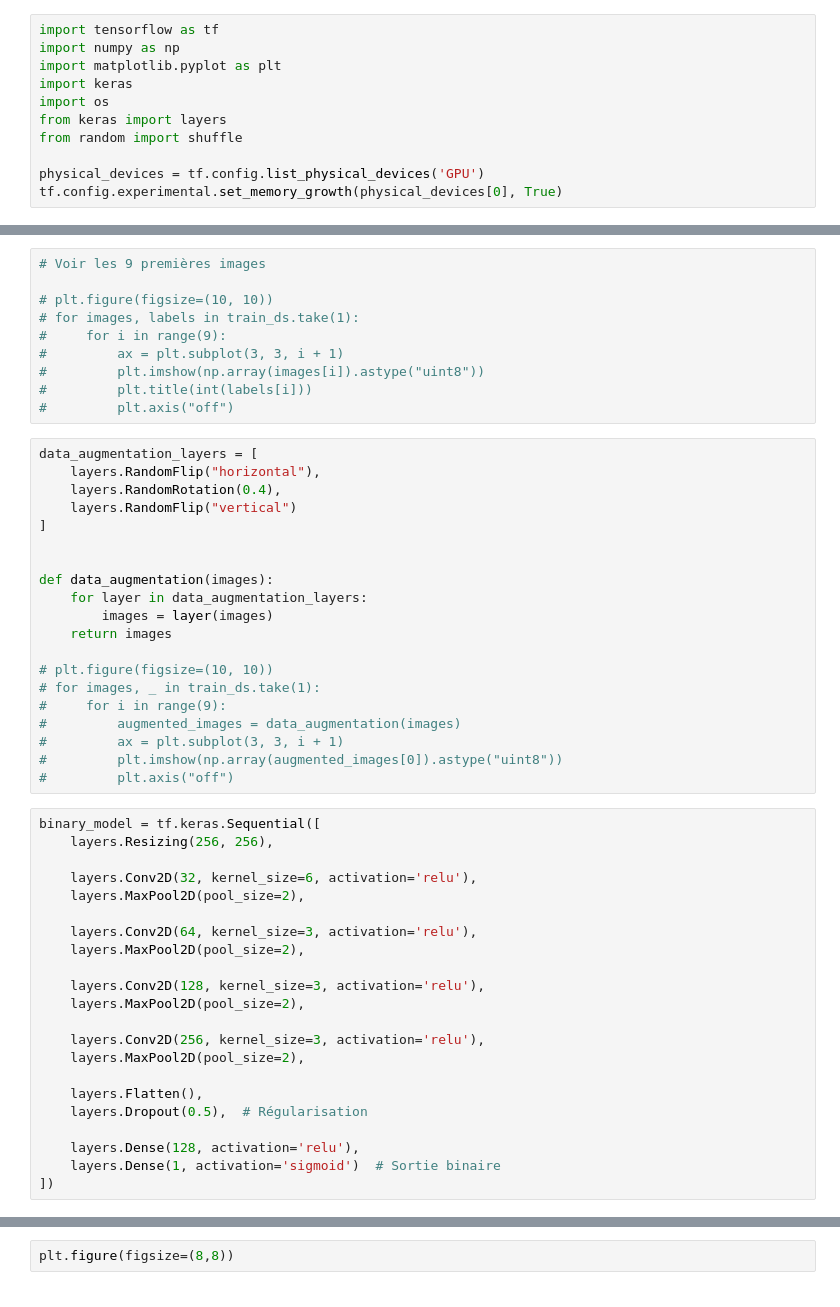
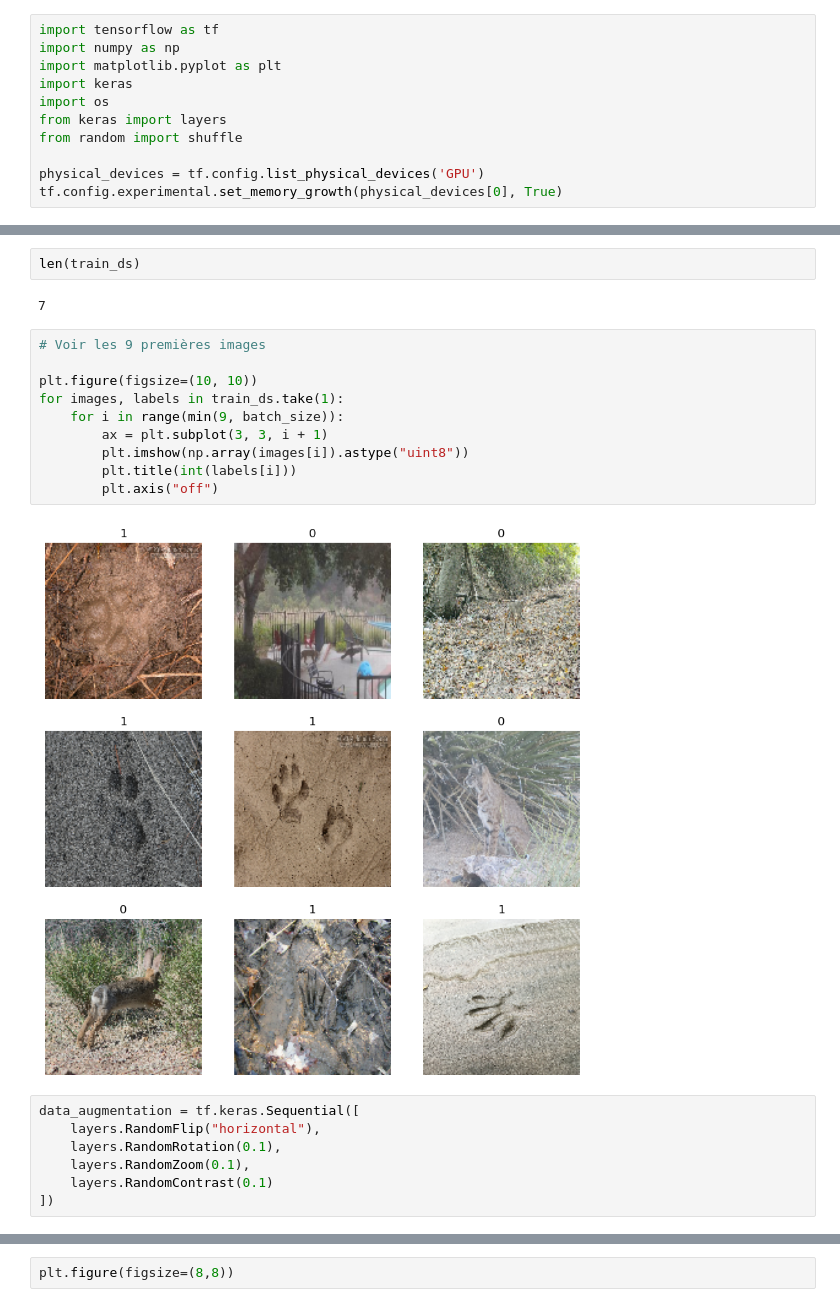
Before and after one commit to Spokay/Wildlens_CNN, a Jupyter notebook: notebooks/binary_model.ipynb, the cells around one changed output, grey strips where cells are left out. Drawn from its saved outputs; the diff is of its cells as text.

```diff
--- a/notebooks/binary_model.ipynb
+++ b/notebooks/binary_model.ipynb
@@ -35,55 +29,26 @@ train_ds, val_ds = keras.utils.image_dataset_from_directory(
 Found 508 files belonging to 2 classes.
 Using 407 files for training.
 Using 101 files for validation.
+# %%
+len(train_ds)
+# %% [output]
+7
 # %%
 # Voir les 9 premières images
 
-# plt.figure(figsize=(10, 10))
-# for images, labels in train_ds.take(1):
-#     for i in range(9):
-#         ax = plt.subplot(3, 3, i + 1)
-#         plt.imshow(np.array(images[i]).astype("uint8"))
-#         plt.title(int(labels[i]))
-#         plt.axis("off")
+plt.figure(figsize=(10, 10))
+for images, labels in train_ds.take(1):
+    for i in range(min(9, batch_size)):
+        ax = plt.subplot(3, 3, i + 1)
+        plt.imshow(np.array(images[i]).astype("uint8"))
+        plt.title(int(labels[i]))
+        plt.axis("off")
+# %% [output]
+[figure, added]
-# %%
-data_augmentation_layers = [
-    layers.RandomFlip("horizontal"),
-    layers.RandomRotation(0.4),
-    layers.RandomFlip("vertical")
-]
-
-
-def data_augmentation(images):
-    for layer in data_augmentation_layers:
-        images = layer(images)
-    return images
-
-# plt.figure(figsize=(10, 10))
-# for images, _ in train_ds.take(1):
-#     for i in range(9):
-#         augmented_images = data_augmentation(images)
-#         ax = plt.subplot(3, 3, i + 1)
-#         plt.imshow(np.array(augmented_images[0]).astype("uint8"))
-#         plt.axis("off")
-# %%
-binary_model = tf.keras.Sequential([
-    layers.Resizing(256, 256),
-
-    layers.Conv2D(32, kernel_size=6, activation='relu'),
-    layers.MaxPool2D(pool_size=2),
-
-    layers.Conv2D(64, kernel_size=3, activation='relu'),
-    layers.MaxPool2D(pool_size=2),
-
-    layers.Conv2D(128, kernel_size=3, activation='relu'),
-    layers.MaxPool2D(pool_size=2),
-
-    layers.Conv2D(256, kernel_size=3, activation='relu'),
-    layers.MaxPool2D(pool_size=2),
-
-    layers.Flatten(),
-    layers.Dropout(0.5),  # Régularisation
-
-    layers.Dense(128, activation='relu'),
-    layers.Dense(1, activation='sigmoid')  # Sortie binaire
-])
+# %%
+data_augmentation = tf.keras.Sequential([
+    layers.RandomFlip("horizontal"),
+    layers.RandomRotation(0.1),
+    layers.RandomZoom(0.1),
+    layers.RandomContrast(0.1)
+])
```
Also changed, not shown: parts of 12 cells of this notebook, 8 other files.
